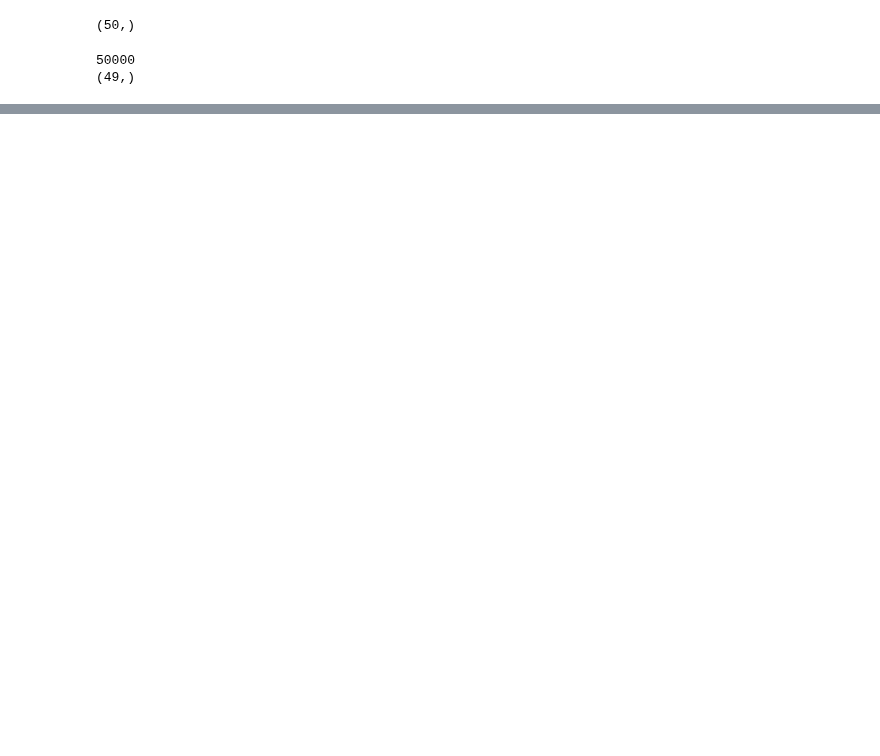
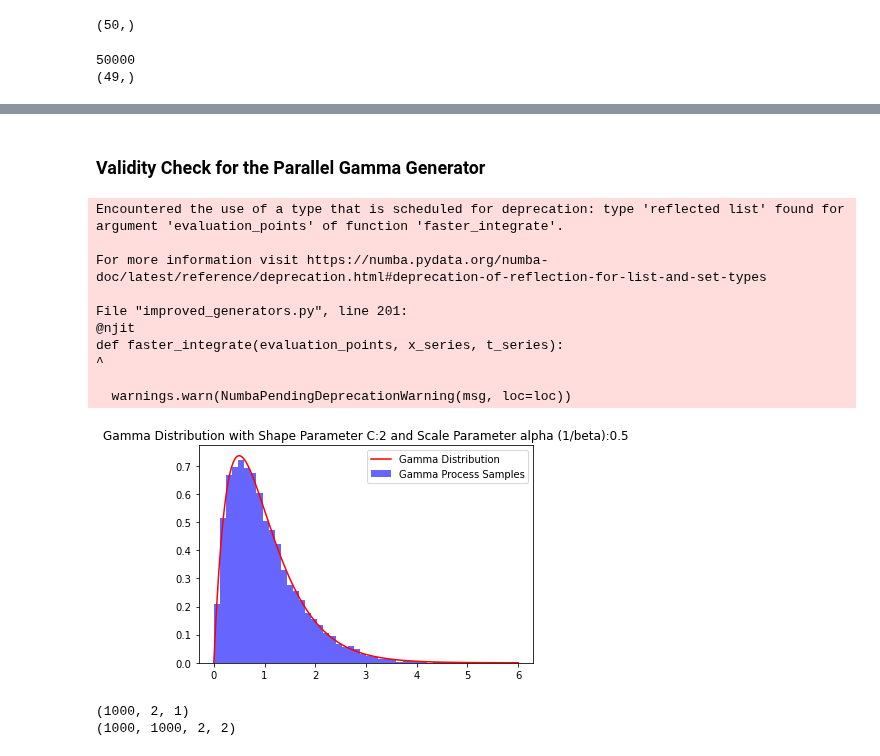
Before and after one commit to zhl24/IIB_Codes, a Jupyter notebook: improved_algorithm_testing.ipynb, the cells around one changed output, grey strips where cells are left out. Saved outputs shown, nothing was run; the diff lists cells and outputs as text; code cells hidden in the pictures; blank space fills up the shorter version.

Commit message:
parallelised code update

```diff
--- a/improved_algorithm_testing.ipynb
+++ b/improved_algorithm_testing.ipynb
@@ -245,0 +655,46 @@ plt.hist(samples_at_intermediate, bins=50, density=True, alpha=0.6, color='g', l
+# %%
+from improved_generators import *
+
+samples_matrix,jump_time_matrix = parallel_particle_Gamma_generator(1,1,1,100,100,c=50)
+# %%
+gamma_jumps = samples_matrix[0]
+gamma_jump_times = jump_time_matrix[0]
+# %% [markdown]
+### Validity Check for the Parallel Gamma Generator
+# %%
+from scipy.stats import gamma
+from improved_generators import *
+from tqdm import tqdm
+N = 10000 #The number of samples in the histogram
+T = 10 #The simulation time
+beta = 2 #This is the inverse scale parameter
+alpha = 1/beta #The scale parameter for generation
+C = 2  #This is the rate/shape parameter
+samples = []
+for i in tqdm(range(N), desc="Processing"):
+    samples_matrix,jump_time_matrix = parallel_particle_Gamma_generator(beta,C,T,1,100,c=100)
+    gamma_jumps = samples_matrix[0]
+    gamma_jump_times = jump_time_matrix[0]
+    sample = faster_integrate([1], gamma_jumps, gamma_jump_times)
+    samples.append(sample[0])
+
+plt.hist(samples, bins=50, density=True, alpha=0.6, color='b', label="Gamma Process Samples")
+# Generate x values
+x = np.linspace(min(samples), max(samples), N)
+# Plotting gamma distribution
+plt.plot(x, gamma.pdf(x, C, scale=alpha), 'r', label="Gamma Distribution")
+plt.title("Gamma Distribution with Shape Parameter C:{} and Scale Parameter alpha (1/beta):{}".format(C,alpha))
+plt.legend()
+plt.show()
+# %% [output]
+Encountered the use of a type that is scheduled for deprecation: type 'reflected list' found for argument 'evaluation_points' of function 'faster_integrate'.
+
+For more information visit https://numba.pydata.org/numba-doc/latest/reference/deprecation.html#deprecation-of-reflection-for-list-and-set-types
+
+File "improved_generators.py", line 201:
+@njit
+def faster_integrate(evaluation_points, x_series, t_series):
+^
+
+  warnings.warn(NumbaPendingDeprecationWarning(msg, loc=loc))
+[figure, added]
@@ -245,0 +736,6 @@ plt.hist(samples_at_intermediate, bins=50, density=True, alpha=0.6, color='g', l
+# %%
+print(np.shape(mean[:,1,:,:]))
+print(np.shape(cov))
+# %% [output]
+(1000, 2, 1)
+(1000, 1000, 2, 2)
```
Also changed, not shown: parts of 10 cells of this notebook, 3 other files.
